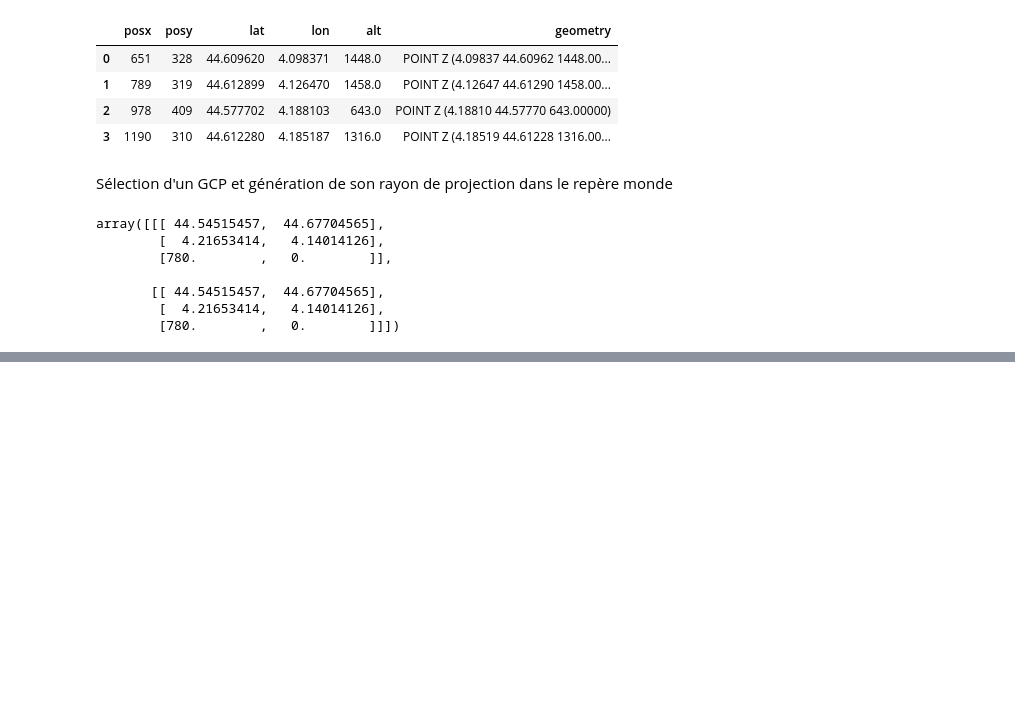
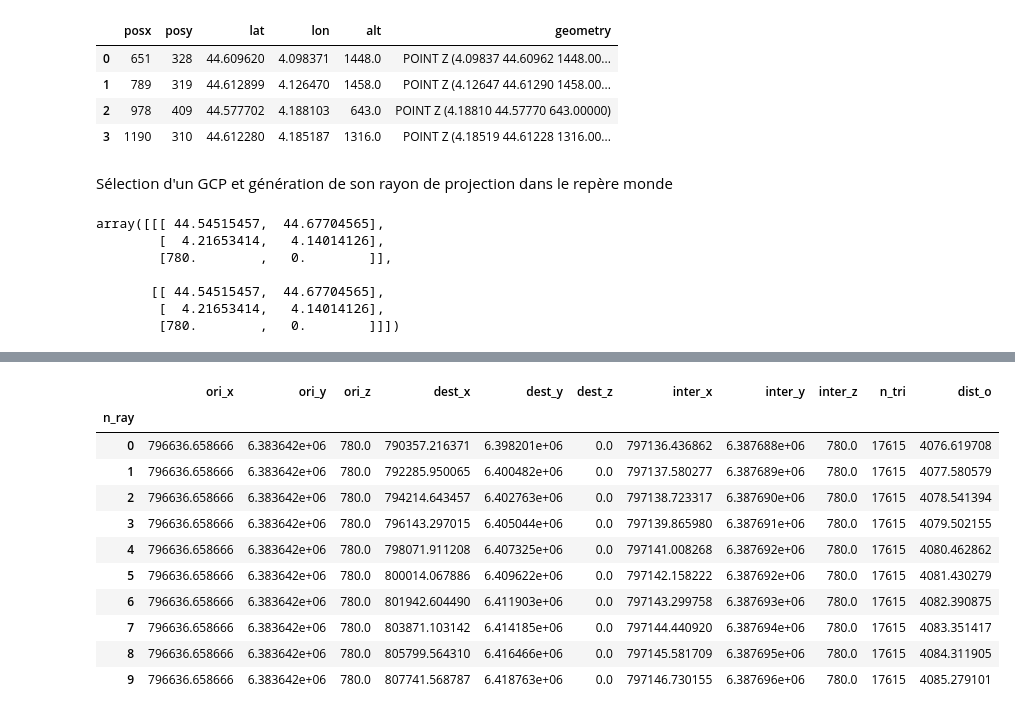
Before and after one commit to pyronear/smoke-localization, a Jupyter notebook: cameratransform/multiray_cast.ipynb, the cells around one changed output, grey strips where cells are left out. Cells and saved outputs as stored; diff of their text form; code cells hidden in the pictures; blank space fills up the shorter version.

```diff
--- a/cameratransform/multiray_cast.ipynb
+++ b/cameratransform/multiray_cast.ipynb
@@ -92,5 +96,3 @@ array([[[ 44.54515457,  44.67704565],
        [[ 44.54515457,  44.67704565],
         [  4.21653414,   4.14014126],
         [780.        ,   0.        ]]])
-# %%
-filtered_inter_points, filtered_inter_triangles, df_ray = geocam.cast_rays(rays, check_crs=True, min_d_intersection_m=0, return_df_ray=True)
@@ -103,0 +99,33 @@ df_ray
+# %%
+exp_cast_m = ["vec", "seq"]
+exp_n_rays = [10]
+exp_dem_sample_steps = [10, 5]
+exp_max_runtime_s = 600
+exp_results = []
+
+for sample_step in exp_dem_sample_steps:
+
+    dem = ASCIIGridDEM(dalle_file, gdf_dalles.crs)
+    dem.build_pcd(sample_step=sample_step)
+    dem.build_mesh()
+    geocam = GeoRefCam(cam_model, dem)
+
+    for n_rays in exp_n_rays:
+        test_gcp_idx = [2] * n_rays
+        pixel_points = gdf_annot_gcp.loc[test_gcp_idx, ["posx", "posy"]]
+        pixel_points.posx += np.linspace(0, test_img_res[0], num=n_rays).astype(int)
+        rays = geocam.camera_model.project_pixel_points_to_world_rays(pixel_points)
+        n_points = int(geocam.dem.pcd.size / 3)
+
+        for cast_m in exp_cast_m:
+            print(f"cast_m = {cast_m} | n_rays = {n_rays} | DEM points: {n_points}")
+            start = time()
+            filtered_inter_points, filtered_inter_triangles, df_ray = geocam.cast_rays(
+                rays, check_crs=True, min_d_intersection_m=0, return_df_ray=True, cast_method=cast_m, max_cp_time_s=exp_max_runtime_s)
+            stop = time()
+
+            runtime = stop - start
+            timeout = df_ray is None
+            exp_results.append([cast_m, n_rays, n_points, stop - start, timeout, df_ray])
+
+            print(f"Cast time: {stop - start:.2f} s | Timeout: {timeout}\n\n")
@@ -103,0 +147,15 @@ df_ray
+# %%
+exp_results[0][5]
+# %% [output]
+|  | ori_x | ori_y | ori_z | dest_x | dest_y | dest_z | inter_x | inter_y | inter_z | n_tri | dist_o |
+| n_ray |  |  |  |  |  |  |  |  |  |  |  |
+| 0 | 796636.658666 | 6.383642e+06 | 780.0 | 790357.216371 | 6.398201e+06 | 0.0 | 797136.436862 | 6.387688e+06 | 780.0 | 17615 | 4076.619708 |
+| 1 | 796636.658666 | 6.383642e+06 | 780.0 | 792285.950065 | 6.400482e+06 | 0.0 | 797137.580277 | 6.387689e+06 | 780.0 | 17615 | 4077.580579 |
+| 2 | 796636.658666 | 6.383642e+06 | 780.0 | 794214.643457 | 6.402763e+06 | 0.0 | 797138.723317 | 6.387690e+06 | 780.0 | 17615 | 4078.541394 |
+| 3 | 796636.658666 | 6.383642e+06 | 780.0 | 796143.297015 | 6.405044e+06 | 0.0 | 797139.865980 | 6.387691e+06 | 780.0 | 17615 | 4079.502155 |
+| 4 | 796636.658666 | 6.383642e+06 | 780.0 | 798071.911208 | 6.407325e+06 | 0.0 | 797141.008268 | 6.387692e+06 | 780.0 | 17615 | 4080.462862 |
+| 5 | 796636.658666 | 6.383642e+06 | 780.0 | 800014.067886 | 6.409622e+06 | 0.0 | 797142.158222 | 6.387692e+06 | 780.0 | 17615 | 4081.430279 |
+| 6 | 796636.658666 | 6.383642e+06 | 780.0 | 801942.604490 | 6.411903e+06 | 0.0 | 797143.299758 | 6.387693e+06 | 780.0 | 17615 | 4082.390875 |
+| 7 | 796636.658666 | 6.383642e+06 | 780.0 | 803871.103142 | 6.414185e+06 | 0.0 | 797144.440920 | 6.387694e+06 | 780.0 | 17615 | 4083.351417 |
+| 8 | 796636.658666 | 6.383642e+06 | 780.0 | 805799.564310 | 6.416466e+06 | 0.0 | 797145.581709 | 6.387695e+06 | 780.0 | 17615 | 4084.311905 |
+| 9 | 796636.658666 | 6.383642e+06 | 780.0 | 807741.568787 | 6.418763e+06 | 0.0 | 797146.730155 | 6.387696e+06 | 780.0 | 17615 | 4085.279101 |
```
Also changed, not shown: parts of 11 cells of this notebook, 13 other files.
